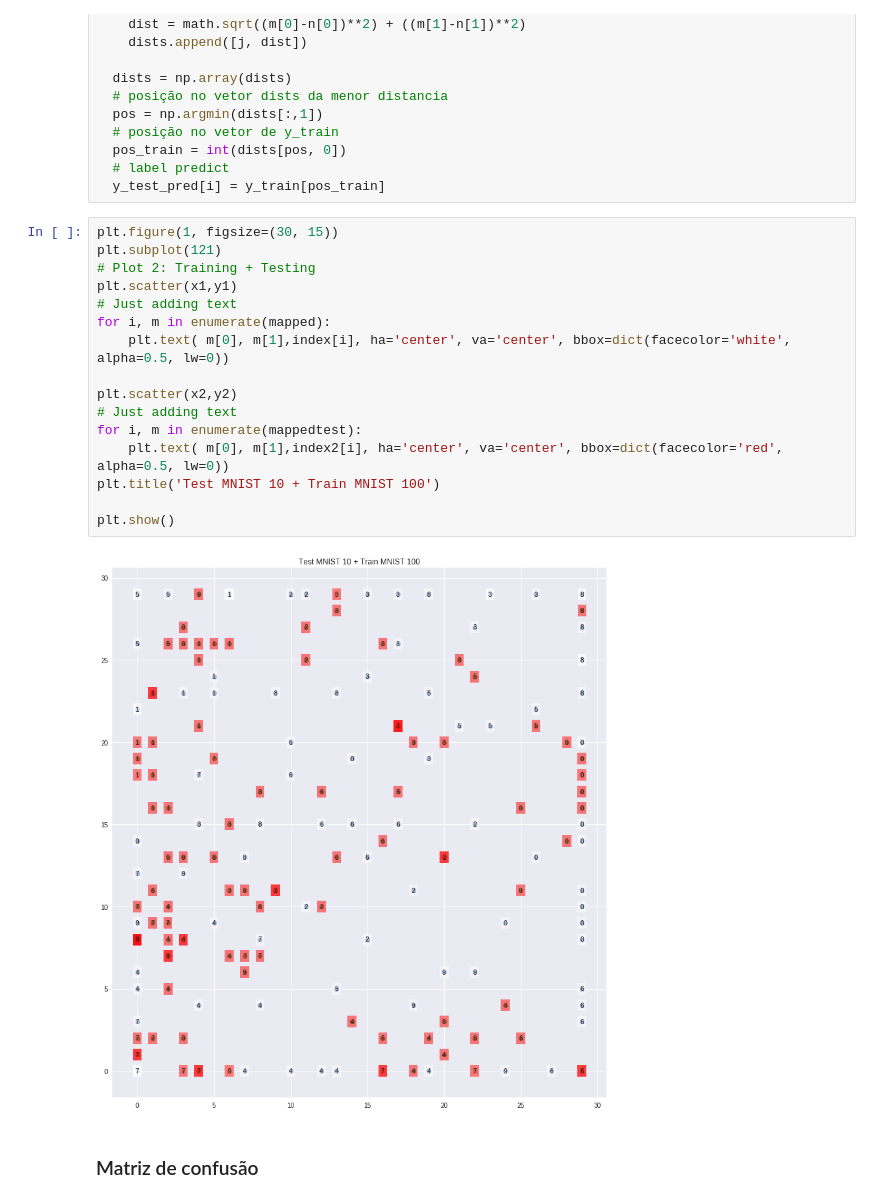
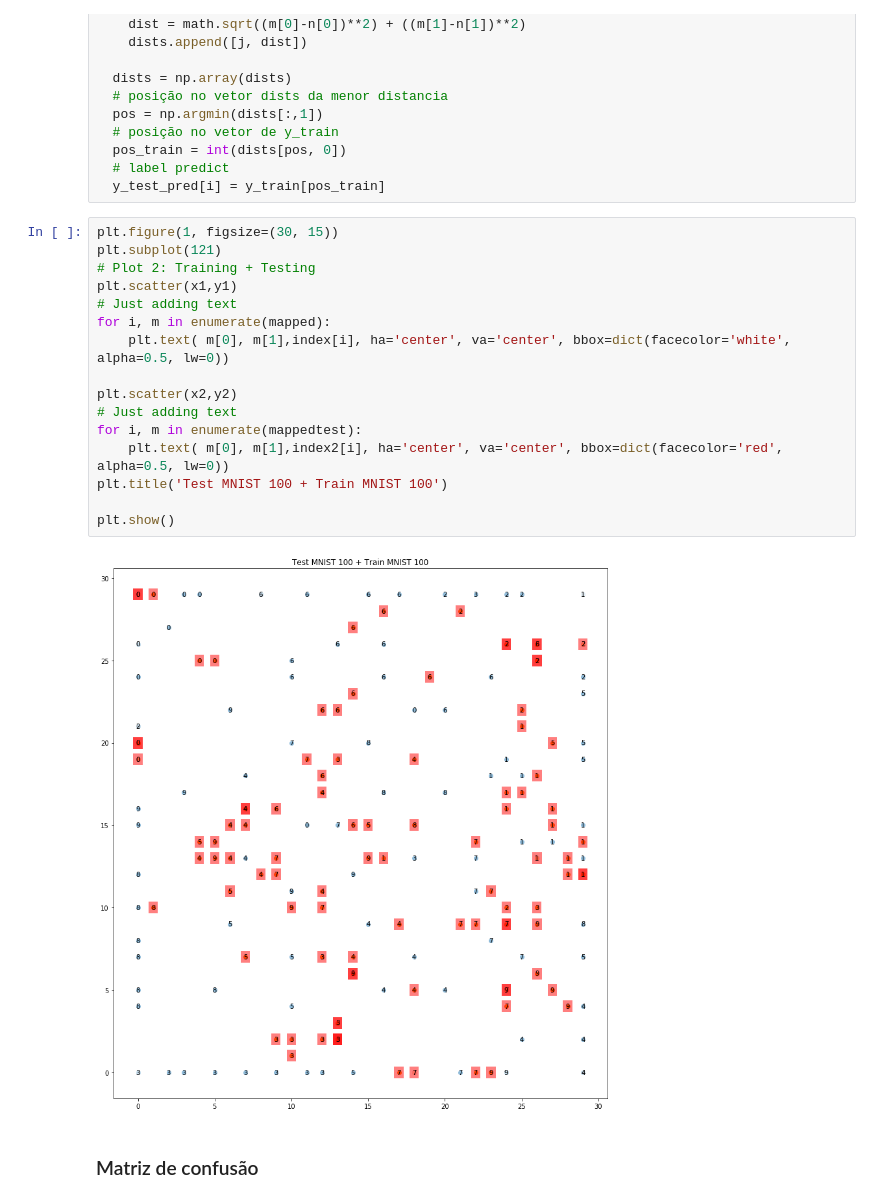
Before and after one commit to FernandaSzAdr/Redes-Neurais--UFRPE-2019.1, a Jupyter notebook: SOM - Self Organising Map/codigos/Self_Organising_Map.ipynb, the cells around one changed output. Drawn from its saved outputs; the diff is of its cells as text.

```diff
--- a/SOM - Self Organising Map/codigos/Self_Organising_Map.ipynb
+++ b/SOM - Self Organising Map/codigos/Self_Organising_Map.ipynb
@@ -472,20 +539,20 @@ for i, m in enumerate(mappedtest):
 # %%
 plt.figure(1, figsize=(30, 15))
 plt.subplot(121)
 # Plot 2: Training + Testing
 plt.scatter(x1,y1)
 # Just adding text
 for i, m in enumerate(mapped):
     plt.text( m[0], m[1],index[i], ha='center', va='center', bbox=dict(facecolor='white', alpha=0.5, lw=0))
 
 plt.scatter(x2,y2)
 # Just adding text
 for i, m in enumerate(mappedtest):
     plt.text( m[0], m[1],index2[i], ha='center', va='center', bbox=dict(facecolor='red', alpha=0.5, lw=0))
-plt.title('Test MNIST 10 + Train MNIST 100')
+plt.title('Test MNIST 100 + Train MNIST 100')
 
 plt.show()
 # %% [output]
-[figure, old version]
+[figure, new version]
 # %% [markdown]
 ### Matriz de confusão
```
Also changed, not shown: parts of 44 cells of this notebook.
